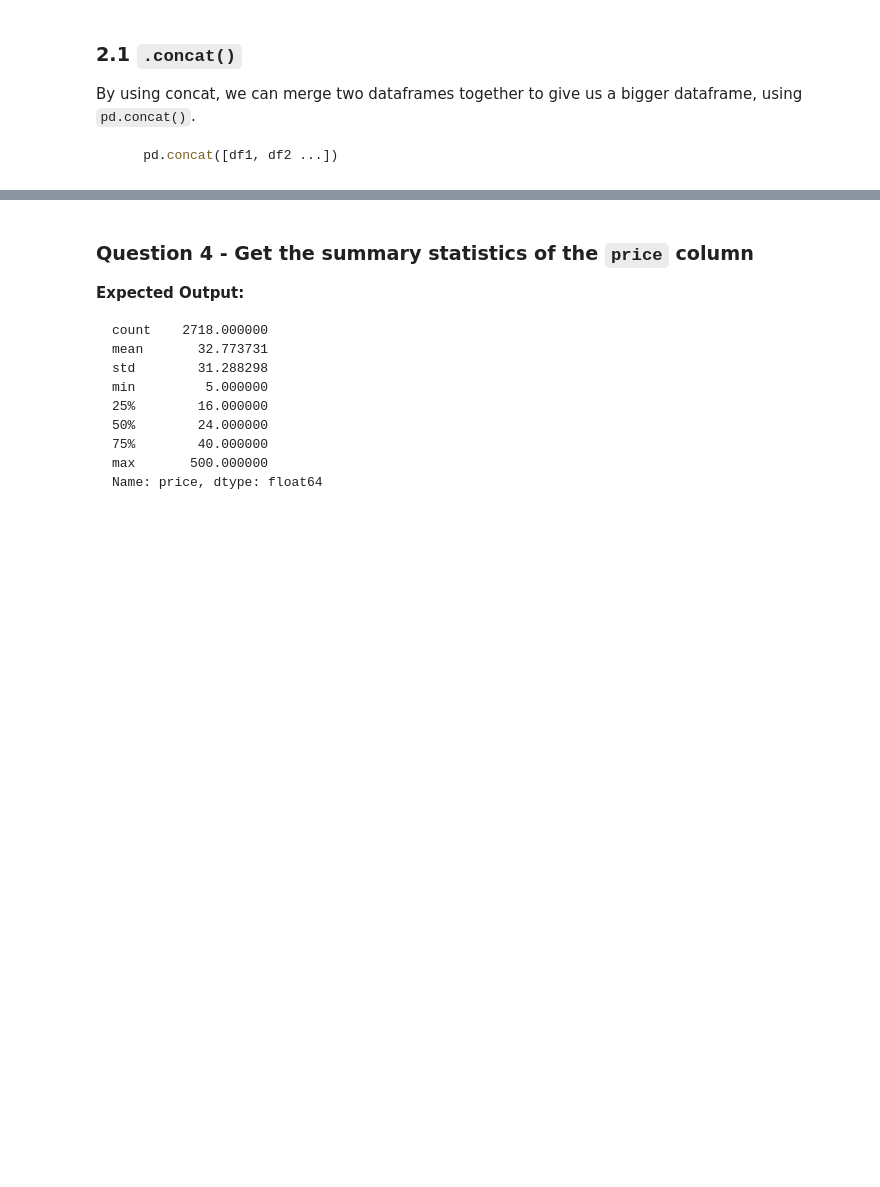
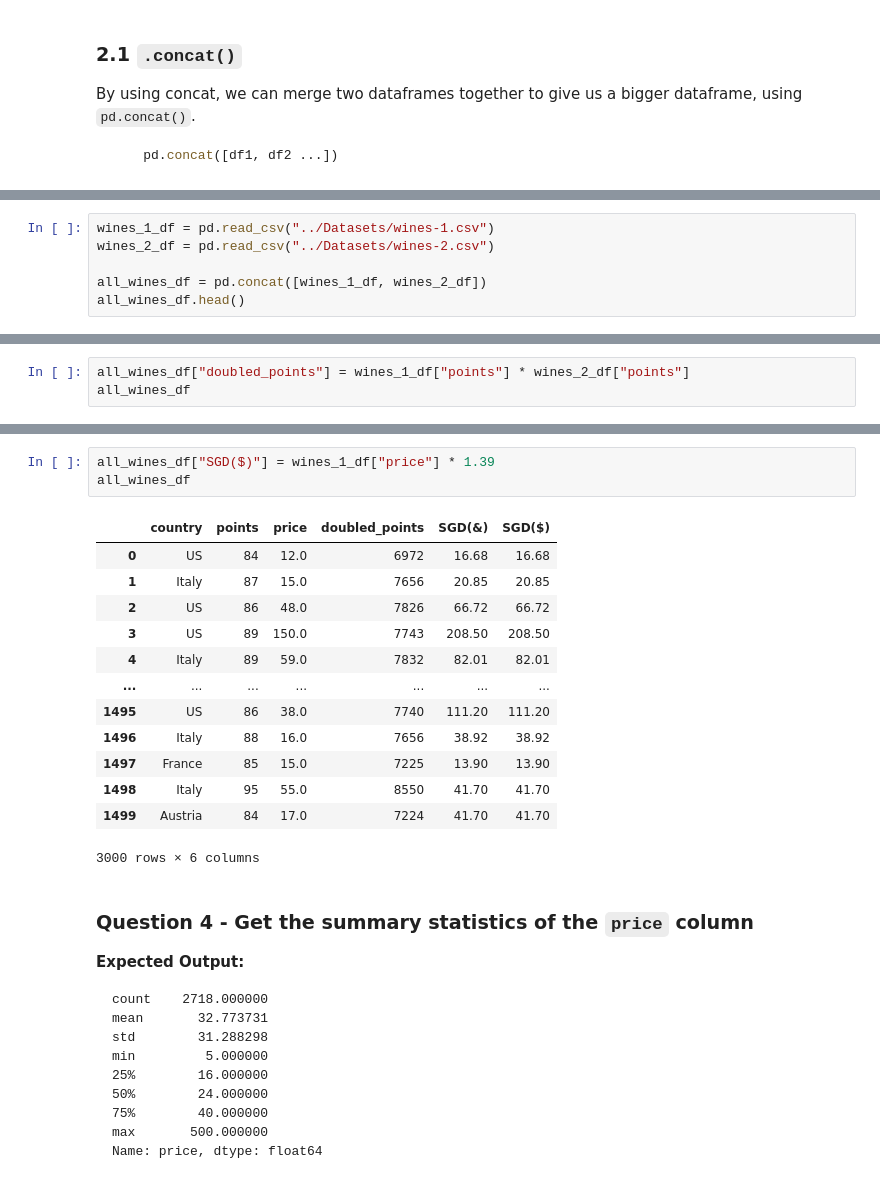
Before and after one commit to helloitsm3/DS102, a Jupyter notebook: Lesson 01/In Class Practice/Hackwagon Academy DS102 - Lesson 1B - Pandas (Part 1) - Student.ipynb, the cells around one changed output, grey strips where cells are left out. Cells and saved outputs as stored; diff of their text form; blank space fills up the shorter version.

```diff
--- a/Lesson 01/In Class Practice/Hackwagon Academy DS102 - Lesson 1B - Pandas (Part 1) - Student.ipynb
+++ b/Lesson 01/In Class Practice/Hackwagon Academy DS102 - Lesson 1B - Pandas (Part 1) - Student.ipynb
@@ -198,3 +322,9 @@ feedback_2 = pd.read_csv('HWAPandasSandbox.csv')
 Read the dataset from `wines-1.csv` and `wines-2.csv` into `wines_1_df` and `wines_2_df` respective. Specify the `sep` parameter as the separator right now is no longer a comma.
 
 Combine the two Dataframes as `all_wines_df` and preview it with `.head()`.
+# %%
+wines_1_df = pd.read_csv("../Datasets/wines-1.csv")
+wines_2_df = pd.read_csv("../Datasets/wines-2.csv")
+
+all_wines_df = pd.concat([wines_1_df, wines_2_df])
+all_wines_df.head()
@@ -206,3 +343,6 @@ Create a new column called `doubled_points` which multiplies the `points` column
 <b>Expected Output:</b>
 
 <img src="https://i.imgur.com/us7oqHV.png">
+# %%
+all_wines_df["doubled_points"] = wines_1_df["points"] * wines_2_df["points"]
+all_wines_df
@@ -214,6 +368,23 @@ Given SGD to USD conversion is 1 USD is 1.39 SGD, called `SGD($)`
 <b>Expected Output:</b>
 
 <img src="https://i.imgur.com/nfOPpdV.png">
+# %%
+all_wines_df["SGD($)"] = wines_1_df["price"] * 1.39
+all_wines_df
+# %% [output]
+|  | country | points | price | doubled_points | SGD(&) | SGD($) |
+| 0 | US | 84 | 12.0 | 6972 | 16.68 | 16.68 |
+| 1 | Italy | 87 | 15.0 | 7656 | 20.85 | 20.85 |
+| 2 | US | 86 | 48.0 | 7826 | 66.72 | 66.72 |
+| 3 | US | 89 | 150.0 | 7743 | 208.50 | 208.50 |
+| 4 | Italy | 89 | 59.0 | 7832 | 82.01 | 82.01 |
+| ... | ... | ... | ... | ... | ... | ... |
+| 1495 | US | 86 | 38.0 | 7740 | 111.20 | 111.20 |
+| 1496 | Italy | 88 | 16.0 | 7656 | 38.92 | 38.92 |
+| 1497 | France | 85 | 15.0 | 7225 | 13.90 | 13.90 |
+| 1498 | Italy | 95 | 55.0 | 8550 | 41.70 | 41.70 |
+| 1499 | Austria | 84 | 17.0 | 7224 | 41.70 | 41.70 |
+3000 rows × 6 columns
 # %% [markdown]
 ###  Question 4 - Get the summary statistics of the `price` column
 
```
Also changed, not shown: parts of 31 cells of this notebook, 2 other files.
